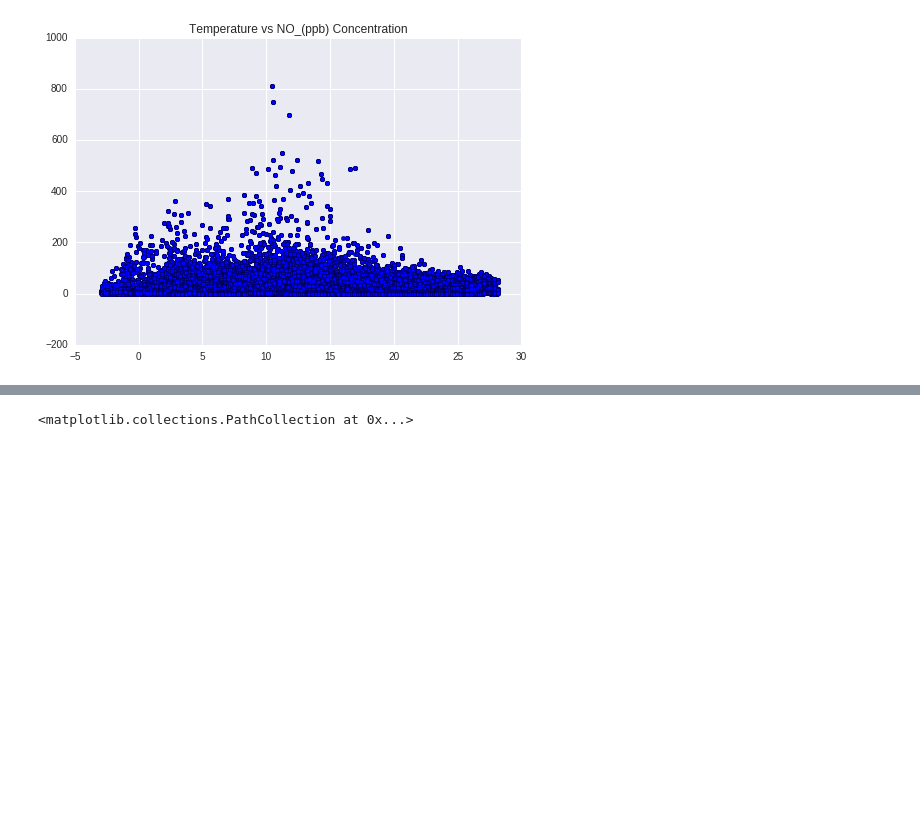
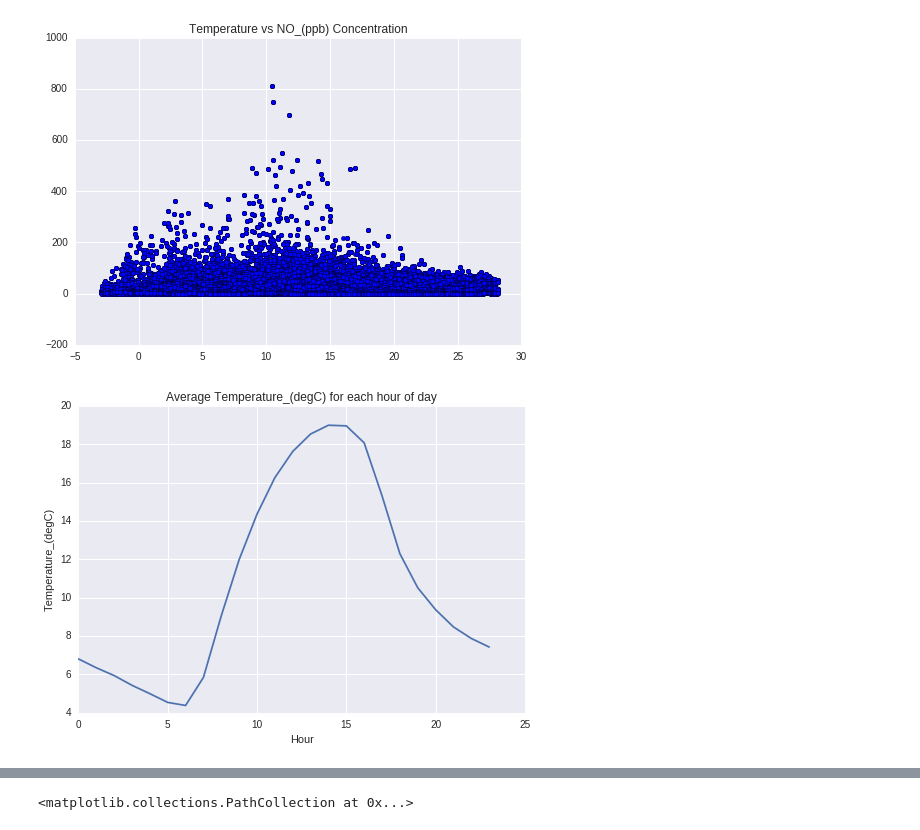
Before and after one commit to BrennaManning/DataScience2016FP, a Jupyter notebook: Beginnings.ipynb, the cells around one changed output, grey strips where cells are left out. Drawn from its saved outputs; the diff is of its cells as text; code cells hidden in the pictures; blank space fills up the shorter version.

```diff
--- a/Beginnings.ipynb
+++ b/Beginnings.ipynb
@@ -246,6 +246,10 @@ def featurehourplot(df, feature):
     else:
         plt.ylabel(feature)
     plt.title('Average ' + feature + ' for each hour of day')
+# %%
+featurehourplot(df, 'Temperature_(degC)')
+# %% [output]
+[figure, added]
 # %%
 featurehourplot(df, 'Dusttraks_(mg/m3)')
 # %% [output]
```
Also changed, not shown: parts of 12 cells of this notebook.
